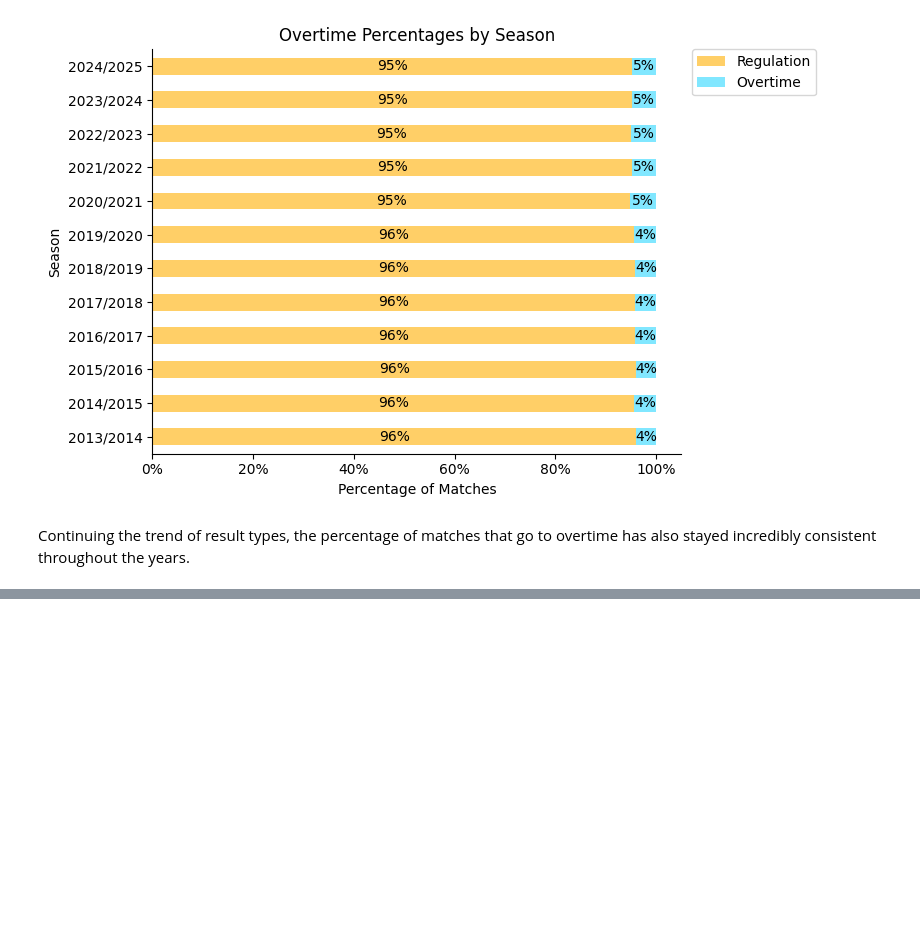
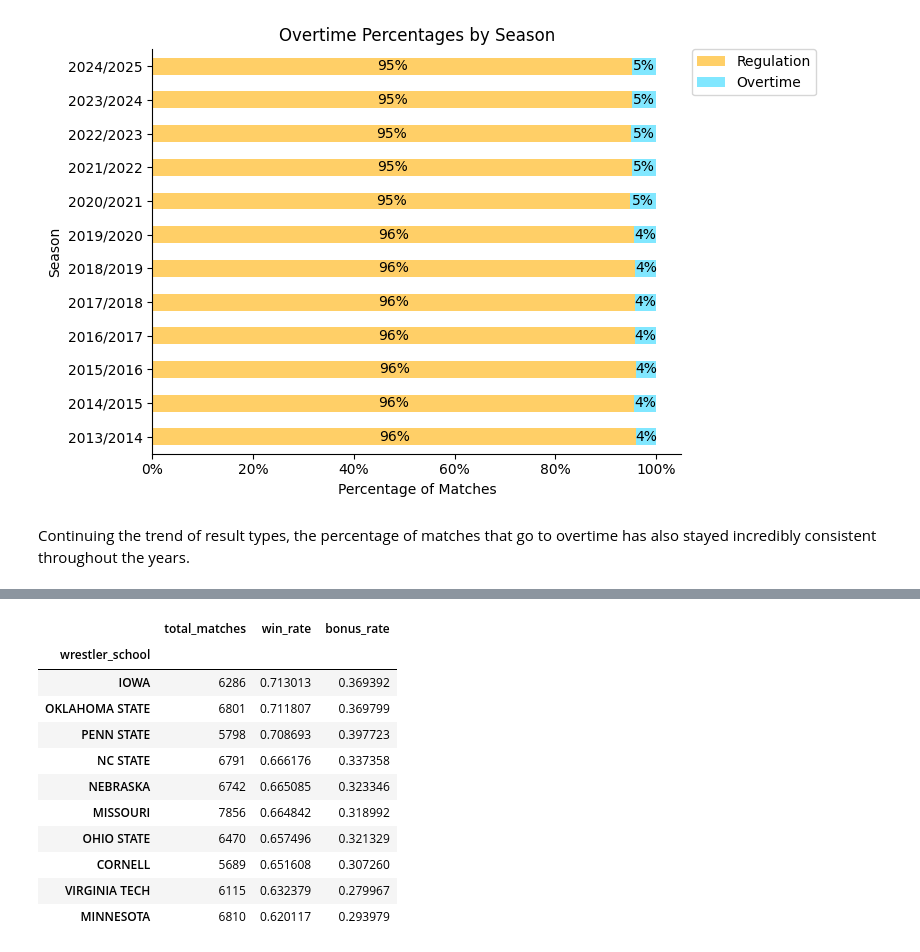
Before and after one commit to Silver0524/NCAA-Wrestling-Predictor, a Jupyter notebook: notebooks/eda.ipynb, the cells around one changed output, grey strips where cells are left out. Saved outputs shown, nothing was run; the diff lists cells and outputs as text; code cells hidden in the pictures; blank space fills up the shorter version.

```diff
--- a/notebooks/eda.ipynb
+++ b/notebooks/eda.ipynb
@@ -394,4 +423,4 @@ Now I want to take a closer look at the individual teams, specifically the bette
 # %%
 # Creating better binary columns for win and bonus
-recategorized.loc[:, 'is_win'] = recategorized['result'] == 'W'
-recategorized.loc[:, 'is_bonus'] = recategorized['result_type'].isin(['MD', 'TF', 'FALL'])
+df.loc[:, 'is_win'] = df['result'] == 'W'
+df.loc[:, 'is_bonus_win'] = (df['result_type'].isin(['MD', 'TF', 'FALL'])) & (df['result'] == 'W')
@@ -417,0 +459,15 @@ team_season_stats = (
+# %%
+team_stats.head(10)
+# %% [output]
+|  | total_matches | win_rate | bonus_rate |
+| wrestler_school |  |  |  |
+| IOWA | 6286 | 0.713013 | 0.369392 |
+| OKLAHOMA STATE | 6801 | 0.711807 | 0.369799 |
+| PENN STATE | 5798 | 0.708693 | 0.397723 |
+| NC STATE | 6791 | 0.666176 | 0.337358 |
+| NEBRASKA | 6742 | 0.665085 | 0.323346 |
+| MISSOURI | 7856 | 0.664842 | 0.318992 |
+| OHIO STATE | 6470 | 0.657496 | 0.321329 |
+| CORNELL | 5689 | 0.651608 | 0.307260 |
+| VIRGINIA TECH | 6115 | 0.632379 | 0.279967 |
+| MINNESOTA | 6810 | 0.620117 | 0.293979 |
```
Also changed, not shown: parts of 23 cells of this notebook, 12 other files.
